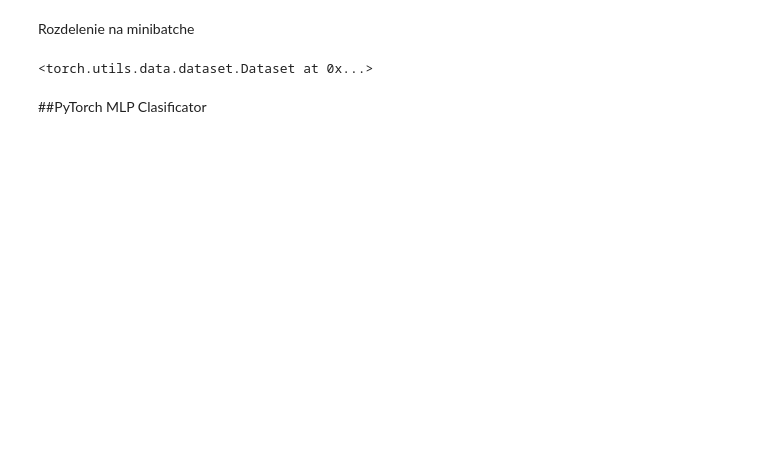
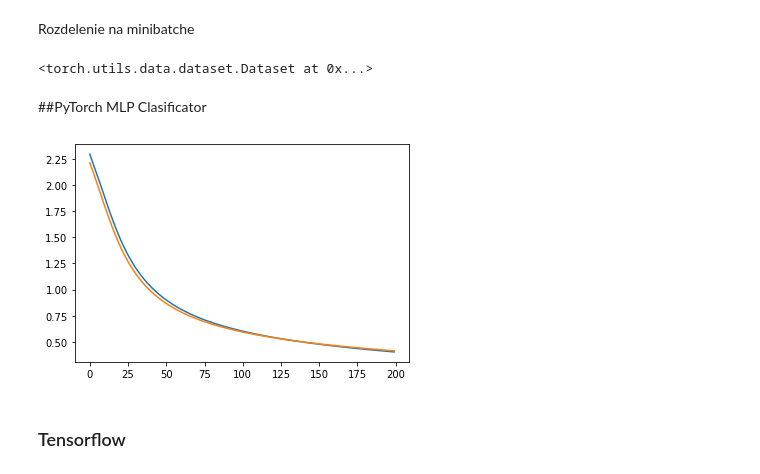
Before and after one commit to letv3/NSIETE, a Jupyter notebook: Zadanie1/zadanie_1.ipynb, the cells around one changed output. Saved outputs shown, nothing was run; the diff lists cells and outputs as text; code cells hidden in the pictures; blank space fills up the shorter version.

```diff
--- a/Zadanie1/zadanie_1.ipynb
+++ b/Zadanie1/zadanie_1.ipynb
@@ -130,13 +130,13 @@ array([[0., 1., 0., ..., 0., 0., 0.],
 # %% [markdown]
 Rozdelenie na trénovaciu a validačnú sadu
 # %%
-X_train, X_valid, y_train_1h, y_valid_1h = \
-    train_test_split(x_train_np, y_train_np_1h, test_size=1/6, random_state=42)
+X_train, X_valid, y_train, y_valid = \
+    train_test_split(x_train_np, y_train_np, test_size=1/6, random_state=42)
 
 print('train image shape : ', X_train.shape)
-print('train label shape : ', y_train_1h.shape)
+print('train label shape : ', y_train.shape)
 print('valid image shape : ', X_valid.shape)
-print('valid label image : ', y_valid_1h.shape)
+print('valid label image : ', y_valid.shape)
 print('Whole dataset size : ', x_train_np.shape)
 # %% [output]
 train image shape :  (35000, 784)
@@ -164,7 +164,64 @@ class Model(nn.Module):
         )
 
     def forward(self, x):
-        x = x.view(x.size(0), -1)
+        # x = x.view(x.size(0), -1)
         x = self.layers(x)
         return x
+# %%
+model_torch = Model()
+optimizer = torch.optim.Adam(model_torch.parameters(), lr=0.001)
+loss_fn = nn.CrossEntropyLoss()
+
+
+config = wandb.config
+config.learning_rate = 0.01
+wandb.watch(model_torch)
+
+
+train_losses = []
+valid_losses = []
+mean_train_losses = []
+mean_valid_losses = []
+valid_acc_list = []
+epochs = 200
+
+
+
+#Aby rôzne modely začínaly s rovnakými inicializovanými váhami
+torch.manual_seed(10)
+
+for epoch in range(epochs):
+    model_torch.train()
+
+
+    optimizer.zero_grad()
+    output=model_torch(torch.Tensor(X_train)) # (data)
+    loss = loss_fn(output,torch.Tensor(y_train).type(torch.LongTensor)) # (Output, target)
+    loss.backward()
+    optimizer.step()
+    train_losses.append(loss.item())
+        # Some print if wanted
+
+    model_torch.eval()
+    correct = 0
+    total = 0
+    with torch.no_grad():
+            output = model_torch(torch.Tensor(X_valid)) # Data
+            loss = loss_fn(output,torch.Tensor(y_valid).type(torch.LongTensor)) #outputs, target
+
+            valid_losses.append(loss.item())
+
+
+    mean_train_losses.append(np.mean(train_losses))
+    mean_valid_losses.append(np.mean(valid_losses))
+
+    # accuracy = 100*correct/total
+    # valid_acc_list.append(accuracy)
+
+
+plt.plot(mean_train_losses)
+plt.plot(mean_valid_losses)
+plt.show()
+# %% [output]
+[figure, added]
 # %%
@@ -275,3 +277,5 @@ for epoch in range(epochs):
     valid_acc_list.append(accuracy)
     print('epoch : {}, train loss : {:.4f}, valid loss : {:.4f}, valid acc : {:.2f}%'\
          .format(epoch+1, np.mean(train_losses), np.mean(valid_losses), accuracy))
+# %% [markdown]
+### Tensorflow
```
Also changed, not shown: parts of 4 cells of this notebook, 16 other files.
